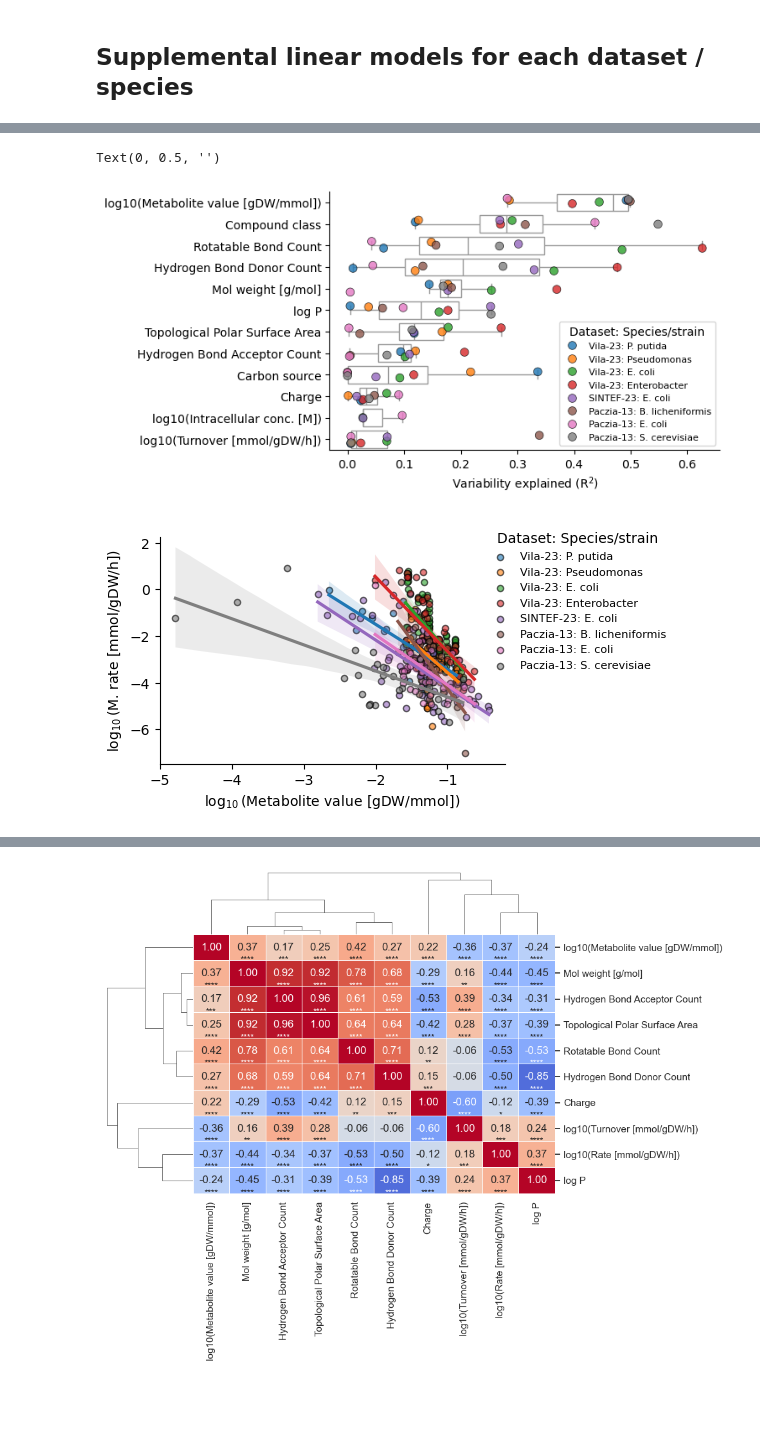
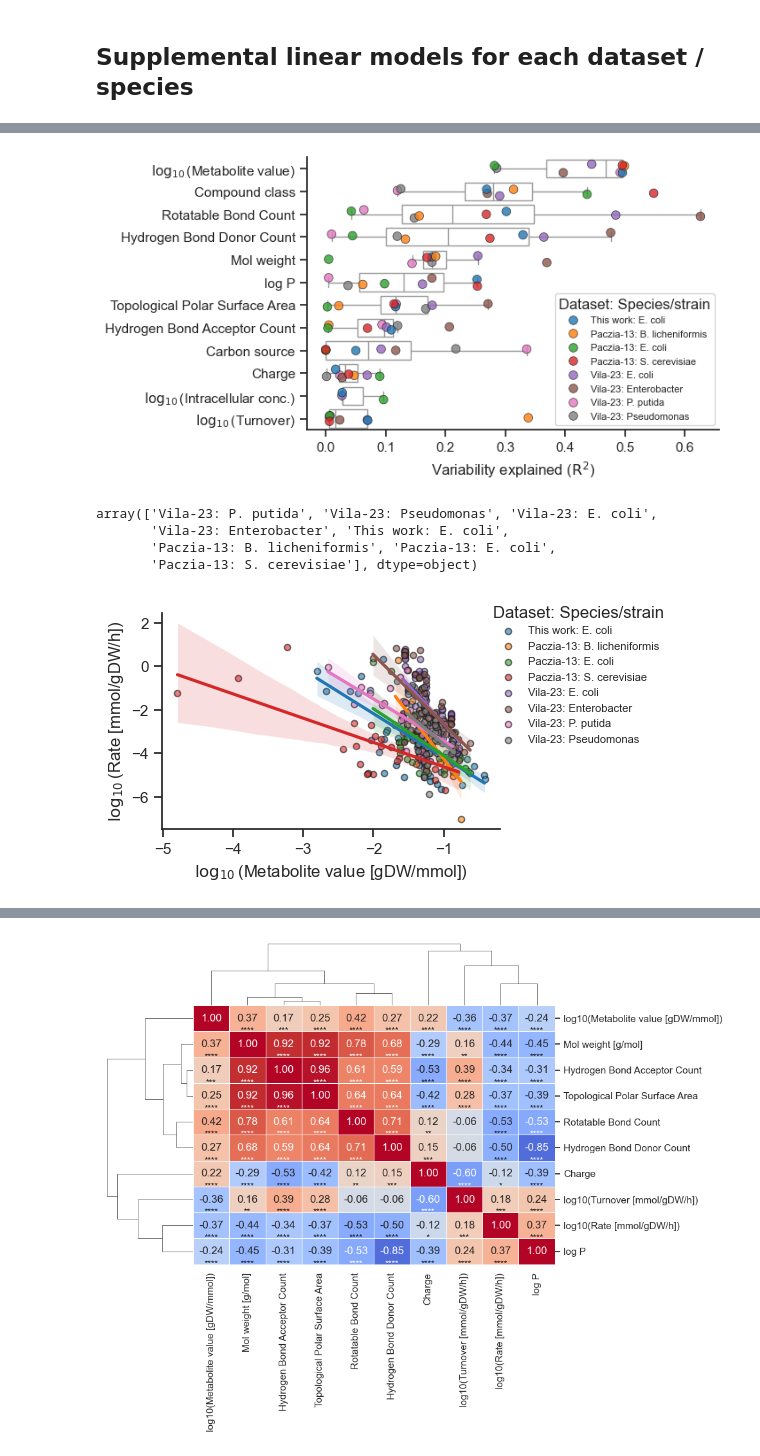
Before and after one commit to sulheim/metabolite-release, a Jupyter notebook: notebooks/1_release_rates/4_div/4D_make_figure_2.ipynb, the cells around one changed output, grey strips where cells are left out. Drawn from its saved outputs; the diff is of its cells as text; code cells hidden in the pictures; blank space fills up the shorter version.

```diff
--- a/notebooks/1_release_rates/4_div/4D_make_figure_2.ipynb
+++ b/notebooks/1_release_rates/4_div/4D_make_figure_2.ipynb
@@ -146,0 +188,13 @@ PearsonRResult(statistic=np.float64(0.32635759866695324), pvalue=np.float64(0.00
+# %%
+n = 0
+adjusted_r2_data = []
+letters = 'ABCDEFGHRSTU'
+for x in range(1, len(letters)+1, 1):
+    for x in itertools.combinations(letters, x):
+        rhs = " + ".join(x)
+        ols_model =  sm.ols(formula=f"Y ~ {rhs}", data=lindf)
+        res = ols_model.fit()
+        adjusted_r2_data.append([x, len(x), res.rsquared_adj, res.rsquared, res.aic, res.bic, res.df_model])
+        n+=1
+
+adjusted_r2_df = pd.DataFrame(adjusted_r2_data, columns = ['Combination', 'N', 'rsquared_adj', 'rsquared', 'aic', 'bic', 'df'])
@@ -258,3 +595,12 @@ U Topological Polar Surface Area R2: 0.11
 G Compound class R2: 0.55
 H Carbon source R2: 0.00
 {'log10(Metabolite value [gDW/mmol])': np.float64(0.49586363224999774), 'Charge': np.float64(0.03831510922865433), 'Mol weight [g/mol]': np.float64(0.1691562095118362), 'log P': np.float64(0.253455815 ...
+# %%
+# Combine all DataFrames in df_lm_dict into a single DataFrame
+big_df_r2 = pd.concat(df_lm_dict, names=['Dataset: Species/strain']).reset_index()
+
+# Rename columns for clarity
+big_df_r2.rename(columns={'level_1': 'Index'}, inplace=True)
+
+# Display the resulting DataFrame
+print(big_df_r2)
@@ -261,34 +641,55 @@ H Carbon source R2: 0.00
 # %%
 # Calculate the median of 'Variability explained' for each 'Parameter'
-median_order = big_df_r2.groupby('Parameter')['Variability explained'].median().sort_values(ascending=False)
 
 # Reorder the DataFrame based on the median order
 big_df_r2['Parameter'] = pd.Categorical(big_df_r2['Parameter'])
+big_df_r2['Parameter name'] = big_df_r2['Parameter'].str.replace(r' \[.*?\]', '', regex=True)
+big_df_r2['Parameter name'] = big_df_r2['Parameter name'].str.replace('log10', r'$\log_{10}$', regex=False)
+big_df_r2['Dataset: Species/strain'] = big_df_r2['Dataset: Species/strain'].str.replace('SINTEF-23', 'This work')
+median_order = big_df_r2.groupby('Parameter name')['Variability explained'].median().sort_values(ascending=False)
 
+dataset_order = ['This work: E. coli',
+                'Paczia-13: B. licheniformis',
+                'Paczia-13: E. coli',
+                'Paczia-13: S. cerevisiae',
+                'Vila-23: E. coli',
+                'Vila-23: Enterobacter',
+                'Vila-23: P. putida',
+                'Vila-23: Pseudomonas' ]
 # Create the plot
 fig, ax = plt.subplots(1, figsize=(6, 4))
-ax = sns.boxplot(data=big_df_r2, x='Variability explained', y='Parameter',
+ax = sns.boxplot(data=big_df_r2, x='Variability explained', y='Parameter name',
                  color='w', fliersize=0, order=median_order.index)
-sns.stripplot(data=big_df_r2, x='Variability explained', y='Parameter', hue='level_0',
+sns.stripplot(data=big_df_r2, x='Variability explained', y='Parameter name', hue='Dataset: Species/strain',
+              hue_order= dataset_order,
               palette='tab10', legend=True, ax=ax, jitter=0.2, s=7, alpha=0.8, edgecolor='k', linewidth=0.5)
 
 # Format the y-axis labels
 # formatted_labels = [label.replace('log10', r'$\log_{10}$') for label in median_order.index]
 # ax.set_yticklabels(formatted_labels, fontsize=10)
 
 # Adjust legend
 sns.despine()
 ax.set_xlabel(r"Variability explained ($\rm{R^2}$)")
 
 sns.move_legend(ax, "lower right", bbox_to_anchor=(1, 0), title='Dataset: Species/strain', fontsize=8)
 plt.ylabel('')
 # plt.tight_layout()
+plt.savefig(figure_folder/'variability_explained_all_dataset.pdf', bbox_inches='tight')
+# posthoc_conover(big_df_r2, val_col='Variability explained', group_col='Parameter name', p_adjust='fdr_bh')
 # %% [output]
-Text(0, 0.5, '')
-[figure, old version]
+[figure, new version]
+# %%
+big_df_r2['Dataset: Species/strain'].unique()
+# %% [output]
+array(['Vila-23: P. putida', 'Vila-23: Pseudomonas', 'Vila-23: E. coli',
+       'Vila-23: Enterobacter', 'This work: E. coli',
+       'Paczia-13: B. licheniformis', 'Paczia-13: E. coli',
+       'Paczia-13: S. cerevisiae'], dtype=object)
 # %%
 # Combine 'Dataset' and 'Species' into a single column
 df_mean['Hue'] = df_mean['Dataset'] + ": " + df_mean['Species']
+df_mean['Hue'] = df_mean['Hue'].str.replace('SINTEF-23', 'This work')
 
 # Create the plot with the combined column as hue
 g = sns.lmplot(
@@ -296,6 +697,7 @@ g = sns.lmplot(
     x='log10(Metabolite value [gDW/mmol])',
     y='log10(Rate [mmol/gDW/h])',
     hue='Hue',  # Use the combined column for hue
+    hue_order=dataset_order,
     palette='tab10',
     height=3,
     aspect=1.5,
@@ -303,7 +705,7 @@ g = sns.lmplot(
 )
 sns.move_legend(g, "upper right", bbox_to_anchor=(0.9, 1), title='Dataset: Species/strain', fontsize=8)
 plt.xlabel(r'$\log_{10}$(Metabolite value [gDW/mmol])')
-plt.ylabel(r'$\log_{10}$(M. rate [mmol/gDW/h])')
-plt.savefig(figure_folder / 'MV_vs_rate_all_species.pdf')
+plt.ylabel(r'$\log_{10}$(Rate [mmol/gDW/h])')
+plt.savefig(figure_folder / 'MV_vs_rate_all_species.pdf', bbox_inches='tight')
 # %% [output]
-[figure, old version]
+[figure, new version]
```
Also changed, not shown: parts of 28 cells of this notebook, 5 other files.
